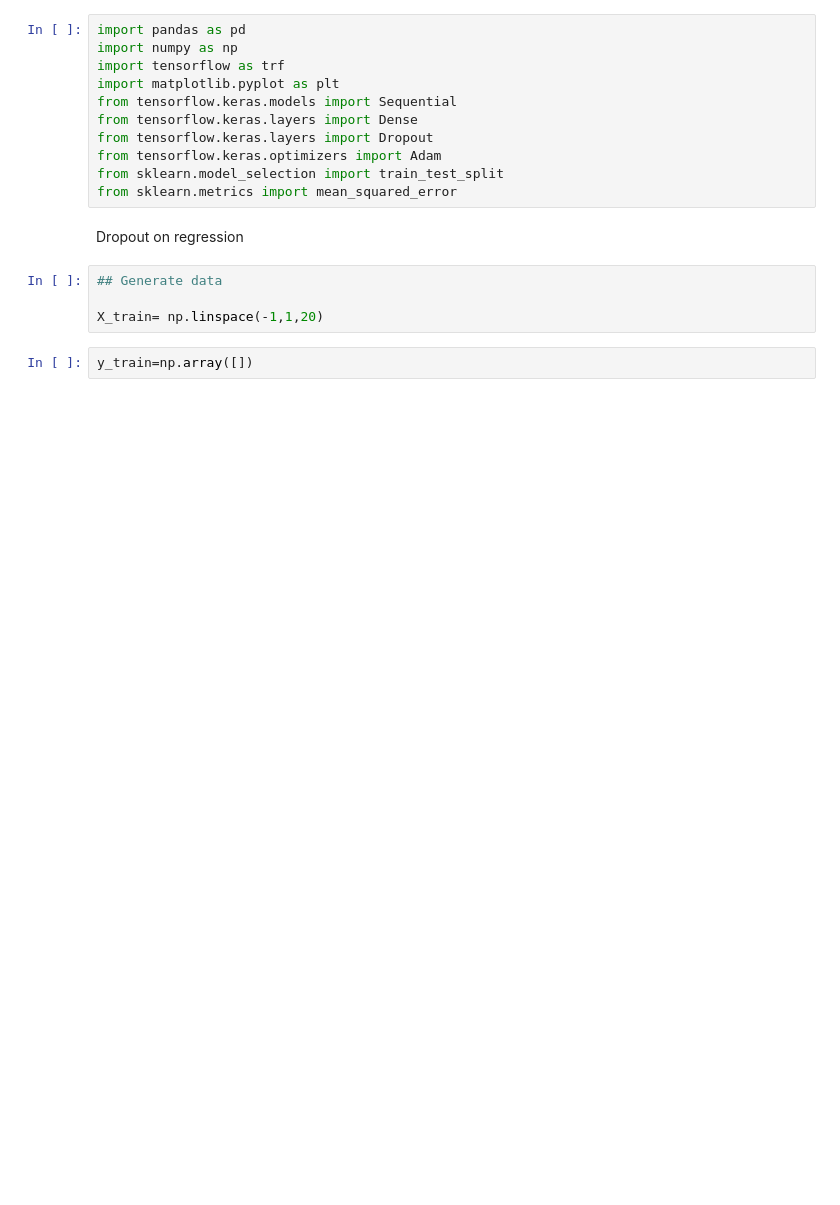
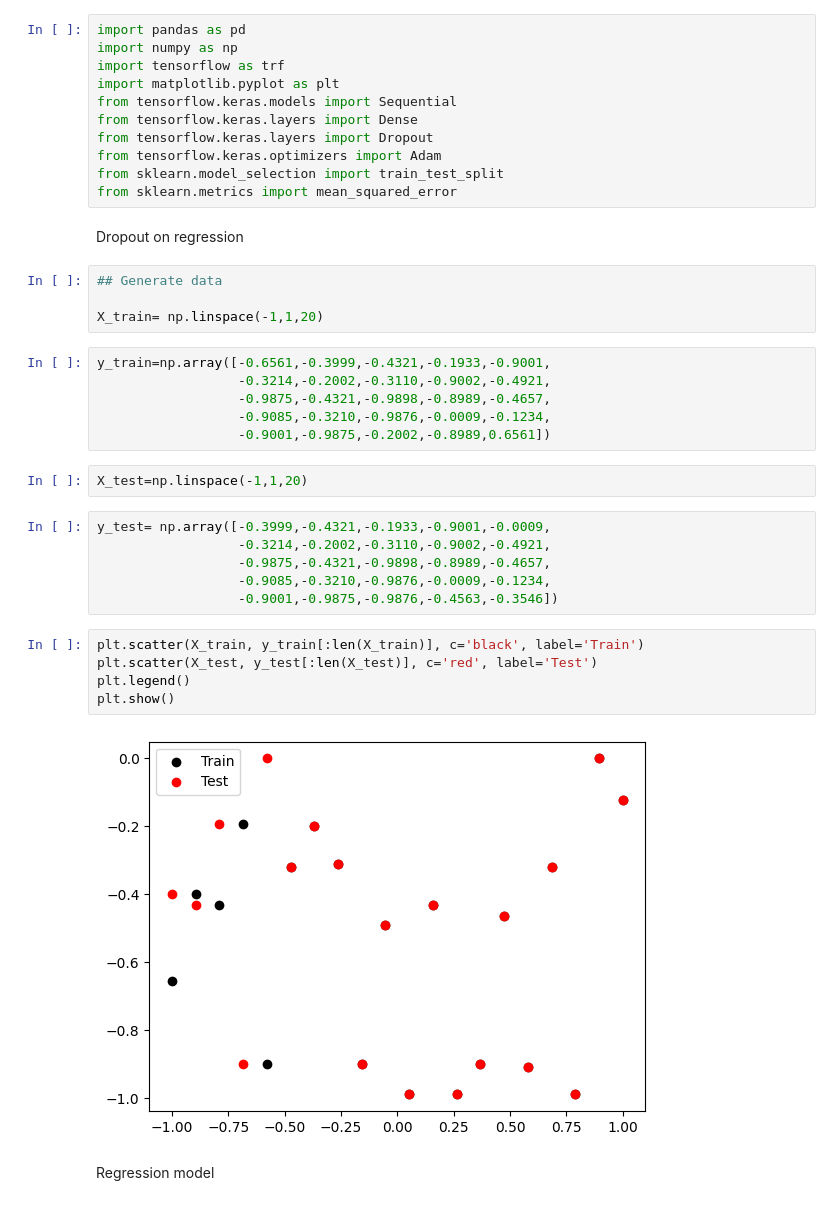
Before and after one commit to Aaaaddddyyyyyyyy/Deep-Learning, a Jupyter notebook: Dropouts_in_dl.ipynb, the cells around one changed output. Saved outputs shown, nothing was run; the diff lists cells and outputs as text; blank space fills up the shorter version.

```diff
--- a/Dropouts_in_dl.ipynb
+++ b/Dropouts_in_dl.ipynb
@@ -17,5 +17,26 @@ Dropout on regression
 ## Generate data
 
 X_train= np.linspace(-1,1,20)
-# %%
-y_train=np.array([])
+# %%
+y_train=np.array([-0.6561,-0.3999,-0.4321,-0.1933,-0.9001,
+                  -0.3214,-0.2002,-0.3110,-0.9002,-0.4921,
+                  -0.9875,-0.4321,-0.9898,-0.8989,-0.4657,
+                  -0.9085,-0.3210,-0.9876,-0.0009,-0.1234,
+                  -0.9001,-0.9875,-0.2002,-0.8989,0.6561])
+# %%
+X_test=np.linspace(-1,1,20)
+# %%
+y_test= np.array([-0.3999,-0.4321,-0.1933,-0.9001,-0.0009,
+                  -0.3214,-0.2002,-0.3110,-0.9002,-0.4921,
+                  -0.9875,-0.4321,-0.9898,-0.8989,-0.4657,
+                  -0.9085,-0.3210,-0.9876,-0.0009,-0.1234,
+                  -0.9001,-0.9875,-0.9876,-0.4563,-0.3546])
+# %%
+plt.scatter(X_train, y_train[:len(X_train)], c='black', label='Train')
+plt.scatter(X_test, y_test[:len(X_test)], c='red', label='Test')
+plt.legend()
+plt.show()
+# %% [output]
+[figure, added]
+# %% [markdown]
+Regression model
```
Also changed, not shown: parts of 4 cells of this notebook.
